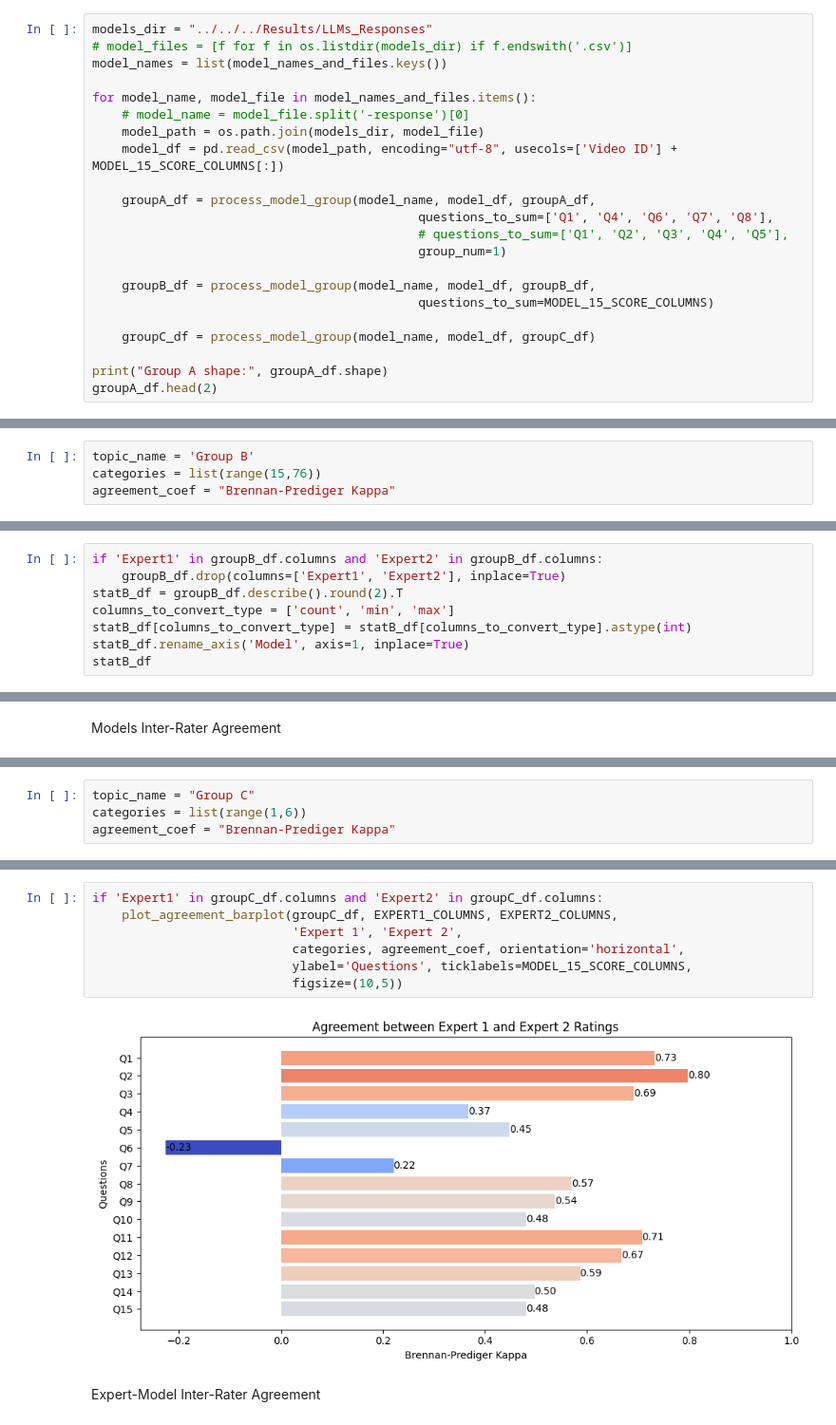
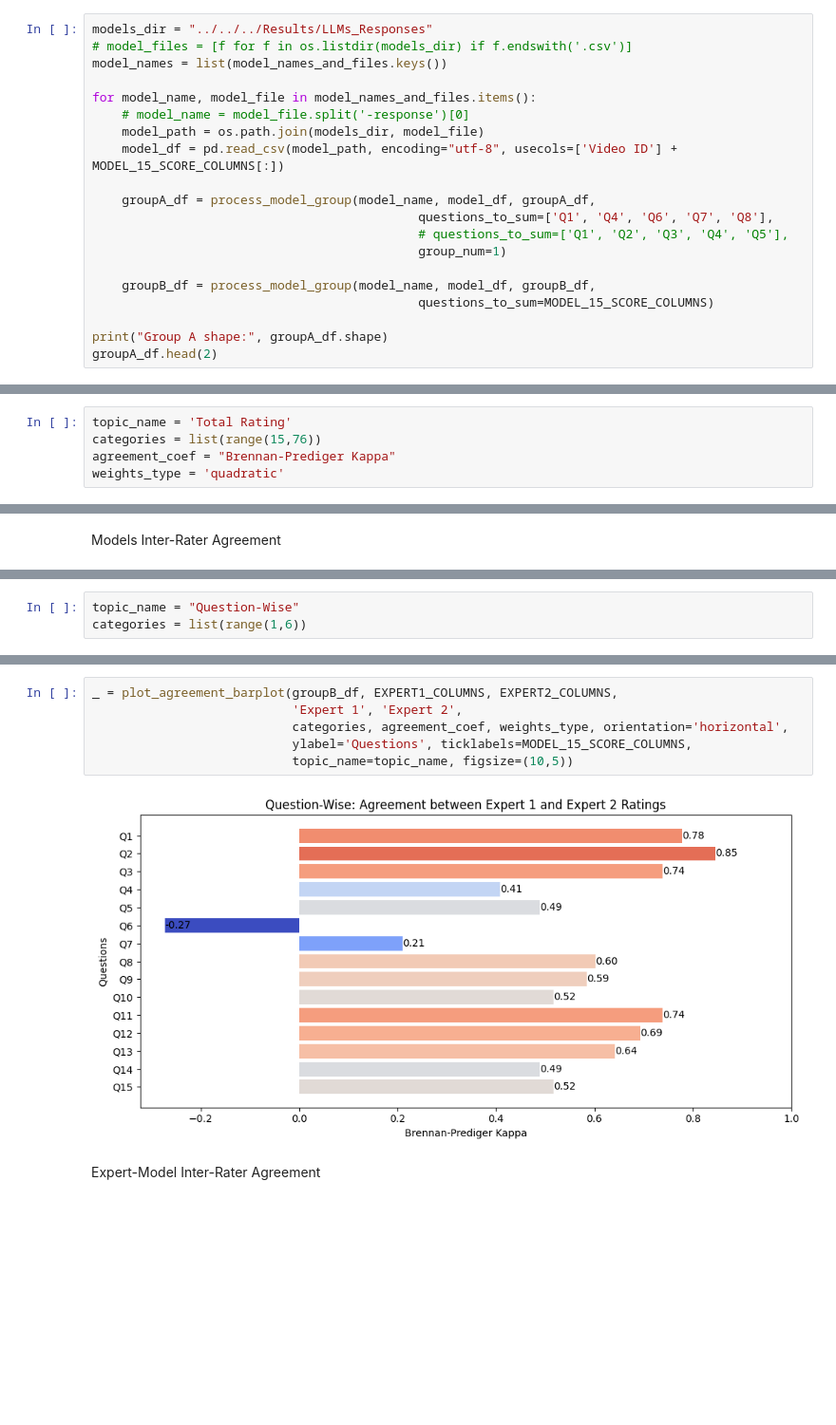
Before and after one commit to mm-khalil1/Evaluate_Medical_Video_Credibility_Using_LLMs, a Jupyter notebook: Results_Analysis/all_LLMs_plots_and_statistics.ipynb, the cells around one changed output, grey strips where cells are left out. Shown at 95% size. Saved outputs shown, nothing was run; the diff lists cells and outputs as text; blank space fills up the shorter version.

```diff
--- a/Results_Analysis/all_LLMs_plots_and_statistics.ipynb
+++ b/Results_Analysis/all_LLMs_plots_and_statistics.ipynb
@@ -227,8 +302,6 @@ for model_name, model_file in model_names_and_files.items():
     groupB_df = process_model_group(model_name, model_df, groupB_df,
                                             questions_to_sum=MODEL_15_SCORE_COLUMNS)
 
-    groupC_df = process_model_group(model_name, model_df, groupC_df)
-
 print("Group A shape:", groupA_df.shape)
 groupA_df.head(2)
 # %% [output]
@@ -367,4 +429,5 @@ Group B: Total scores out of 75.
 # %%
-topic_name = 'Group B'
+topic_name = 'Total Rating'
 categories = list(range(15,76))
 agreement_coef = "Brennan-Prediger Kappa"
+weights_type = 'quadratic'
@@ -385,10 +457,2 @@ Gwet's AC2              0.963800
 # %% [markdown]
 #### Descriptive Statistics
-# %%
-if 'Expert1' in groupB_df.columns and 'Expert2' in groupB_df.columns:
-    groupB_df.drop(columns=['Expert1', 'Expert2'], inplace=True)
-statB_df = groupB_df.describe().round(2).T
-columns_to_convert_type = ['count', 'min', 'max']
-statB_df[columns_to_convert_type] = statB_df[columns_to_convert_type].astype(int)
-statB_df.rename_axis('Model', axis=1, inplace=True)
-statB_df
@@ -470,4 +541,3 @@ Group C: individual 15 scores
 # %%
-topic_name = "Group C"
+topic_name = "Question-Wise"
 categories = list(range(1,6))
-agreement_coef = "Brennan-Prediger Kappa"
@@ -474,12 +546,11 @@ agreement_coef = "Brennan-Prediger Kappa"
 # %%
-if 'Expert1' in groupC_df.columns and 'Expert2' in groupC_df.columns:
-    plot_agreement_barplot(groupC_df, EXPERT1_COLUMNS, EXPERT2_COLUMNS,
+_ = plot_agreement_barplot(groupB_df, EXPERT1_COLUMNS, EXPERT2_COLUMNS,
                            'Expert 1', 'Expert 2',
-                           categories, agreement_coef, orientation='horizontal',
+                           categories, agreement_coef, weights_type, orientation='horizontal',
                            ylabel='Questions', ticklabels=MODEL_15_SCORE_COLUMNS,
-                           figsize=(10,5))
+                           topic_name=topic_name, figsize=(10,5))
 # %% [output]
-[figure, old version]
+[figure, new version]
 # %% [markdown]
 Expert-Model Inter-Rater Agreement
 # %%
```
Also changed, not shown: parts of 42 cells of this notebook, 1 other file.
